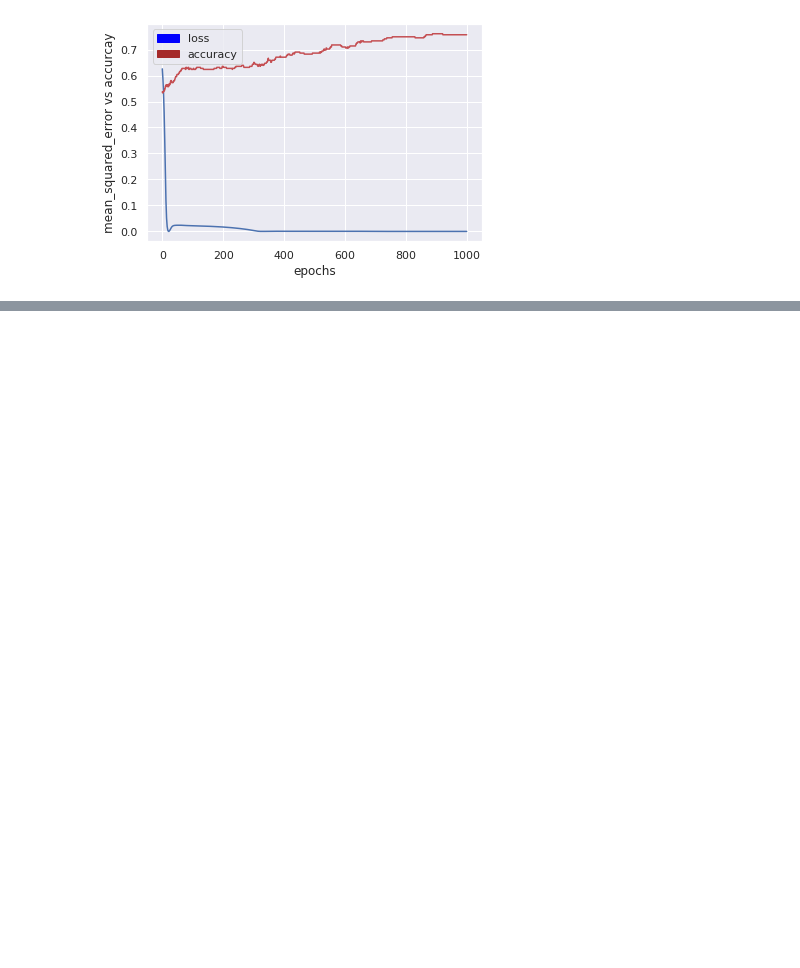
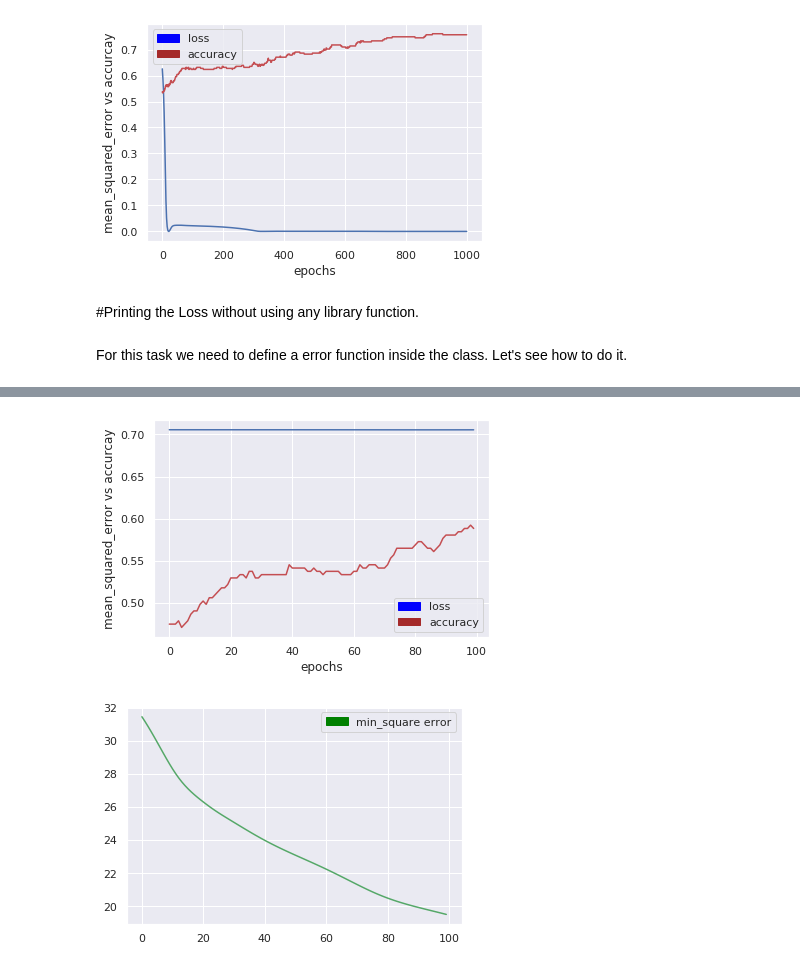
Before and after one commit to aryadeo/NEURAL_NETWORK_BASICS, a Jupyter notebook: Sigmoid_Neuron/Sigmoid_Neuron.ipynb, the cells around one changed output, grey strips where cells are left out. Saved outputs shown, nothing was run; the diff lists cells and outputs as text; code cells hidden in the pictures; blank space fills up the shorter version.

```diff
--- a/Sigmoid_Neuron/Sigmoid_Neuron.ipynb
+++ b/Sigmoid_Neuron/Sigmoid_Neuron.ipynb
@@ -908,3 +912,7 @@ sn_2.fit(X_train_scaled,Y_train_scaled,Y_bin_train,thld=0.68,epochs=1000,lr_rate
 # %% [output]
 [interactive output not drawn]
 [figure]
+# %% [markdown]
+#Printing the Loss without using any library function.
+# %% [markdown]
+For this task we need to define a error function inside the class. Let's see how to do it.
@@ -910,0 +1018,5 @@ sn_2.fit(X_train_scaled,Y_train_scaled,Y_bin_train,thld=0.68,epochs=1000,lr_rate
+# %%
+sn_3=Sigmoid_Neuron_3()
+# %%
+sn_3.fit(X_train_scaled,Y_train_scaled,Y_bin_train,thld=0.68,epochs=100,lr_rate=0.01,display_loss=True,show_accuracy=True)
+# %% [output]
@@ -910,0 +1024,2 @@ sn_2.fit(X_train_scaled,Y_train_scaled,Y_bin_train,thld=0.68,epochs=1000,lr_rate
+[figure, added]
+[figure, added]
```
Also changed, not shown: parts of 3 cells of this notebook.
